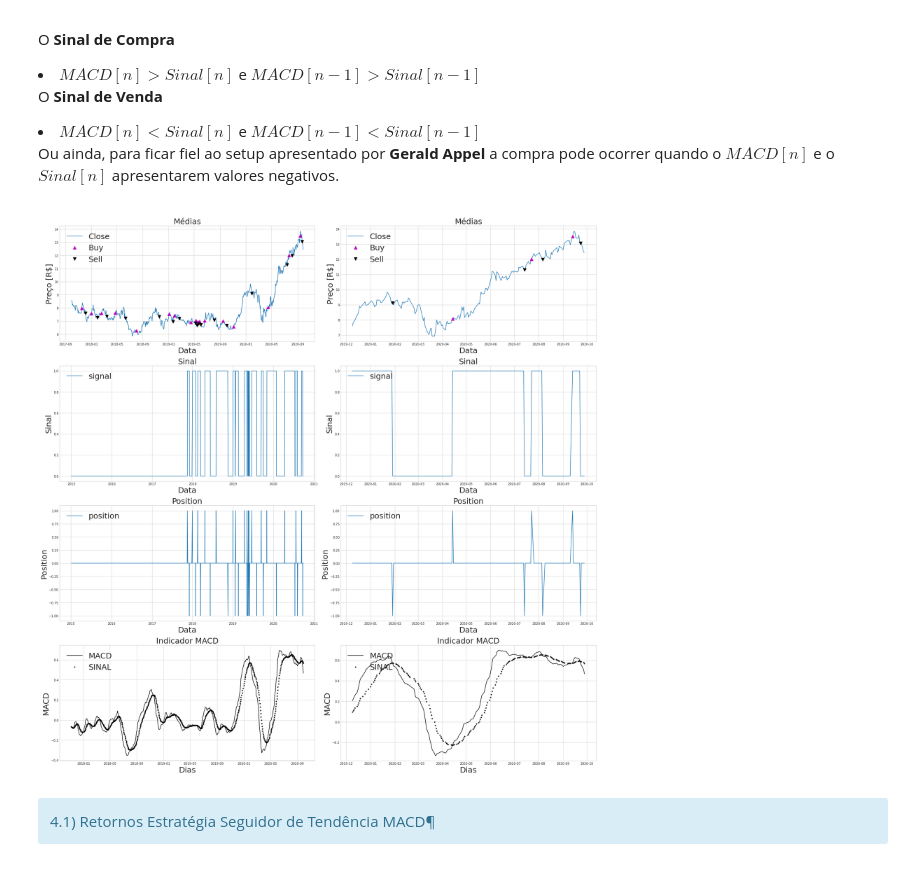
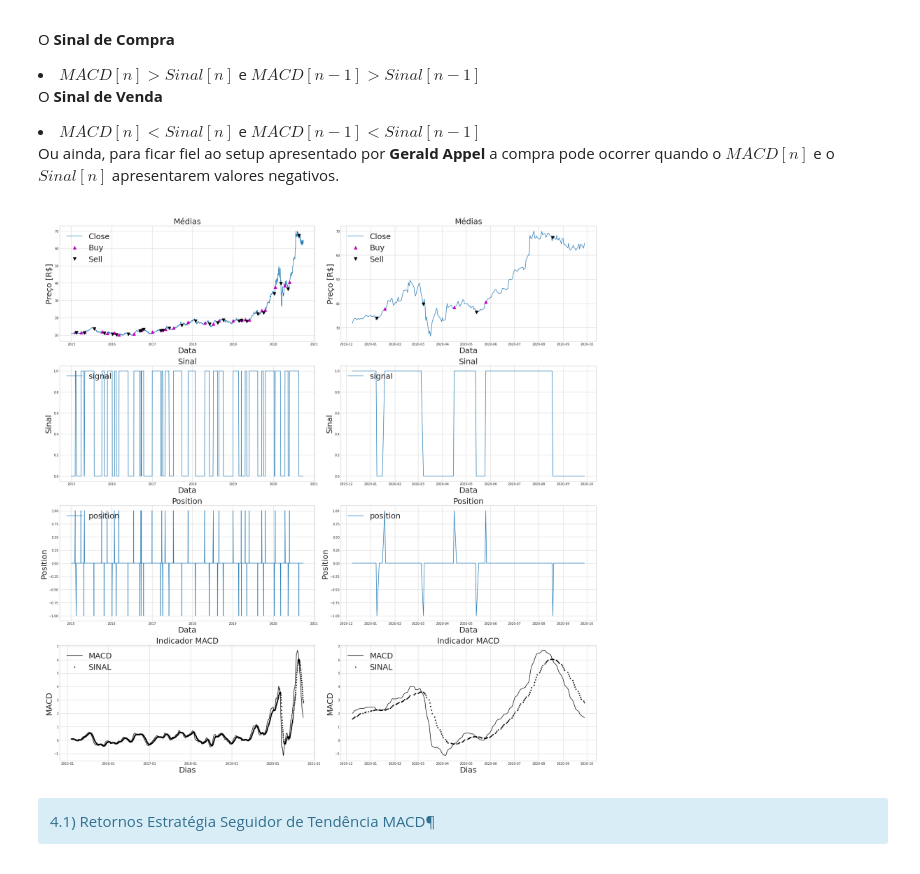
Before and after one commit to marcelinoandrade/Processamento-Digital-de-Sinais-Financeiros, a Jupyter notebook: Aula 4 - Algo Trading_ Seguidor de Tendência e Reversão à Média.ipynb, the cells around one changed output. Drawn from its saved outputs; the diff is of its cells as text; code cells hidden in the pictures.

```diff
--- a/Aula 4 - Algo Trading_ Seguidor de Tendência e Reversão à Média.ipynb
+++ b/Aula 4 - Algo Trading_ Seguidor de Tendência e Reversão à Média.ipynb
@@ -402,7 +402,7 @@ plt.tight_layout()
 <p>Ou ainda, para ficar fiel ao setup apresentado por <b> Gerald Appel</b> a compra pode ocorrer quando o $MACD[n]$ e o $Sinal[n]$ apresentarem valores negativos.</p>
 # %%
 trades = pd.DataFrame(index=out.index)
-trades['Close']=out['CAML3'].values
+trades['Close']=out['WEGE3'].values
 macd(trades)
 # Sinal de Entrada
 trades['signal']=0
@@ -467,34 +467,34 @@ ax5.set_title("Position",fontsize=25)
 ax5.legend(loc='upper left',fontsize=25)
 
 ax6 = plt.subplot(426)
 ax6.plot(trades['positions'][-200:], label='position')
 ax6.set_ylabel("Position",fontsize=25)
 ax6.set_xlabel("Data",fontsize=25)
 ax6.set_title("Position",fontsize=25)
 ax6.legend(loc='upper left',fontsize=25)
 
 ax7 = plt.subplot(427)
 ax7.plot(trades['macd_val'], 'k', label = 'MACD')
 ax7.plot(trades['macd_signal_line'], 'k.', label = 'SINAL')
 ax7.xaxis.set_major_formatter(mdates.DateFormatter('%Y-%m'))
 ax7.legend(loc='upper left',fontsize=25)
 
 ax7.set_xlabel("Dias",fontsize=25)
 ax7.set_ylabel('MACD',fontsize=25)
 ax7.set_title('Indicador MACD',fontsize=25)
 
 ax8 = plt.subplot(428)
 ax8.plot(trades['macd_val'][-200:], 'k', label = 'MACD')
 ax8.plot(trades['macd_signal_line'][-200:], 'k.', label = 'SINAL')
 ax8.xaxis.set_major_formatter(mdates.DateFormatter('%Y-%m'))
 ax8.legend(loc='upper left',fontsize=25)
 
 ax8.set_xlabel("Dias",fontsize=25)
 ax8.set_ylabel('MACD',fontsize=25)
 ax8.set_title('Indicador MACD',fontsize=25)
 plt.tight_layout()
 # %% [output]
-[figure, old version]
+[figure, new version]
 # %% [markdown]
 <div>
     <div class="alert alert-block alert-info" style="margin-top: 5px">
```
Also changed, not shown: parts of 1 cell of this notebook.
